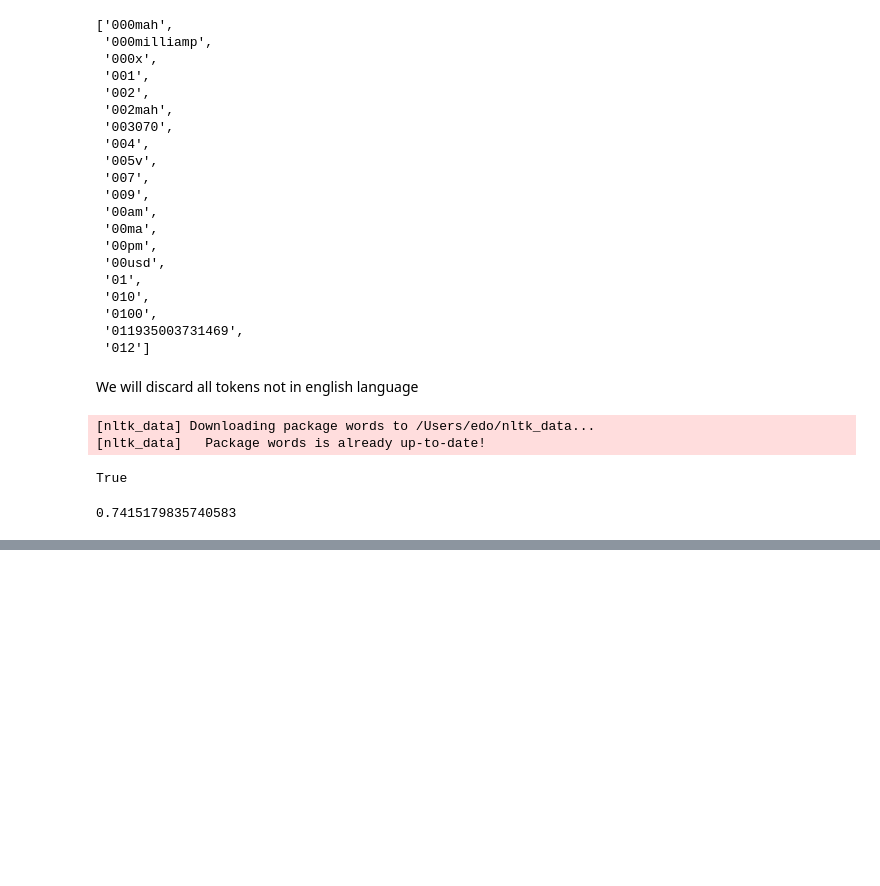
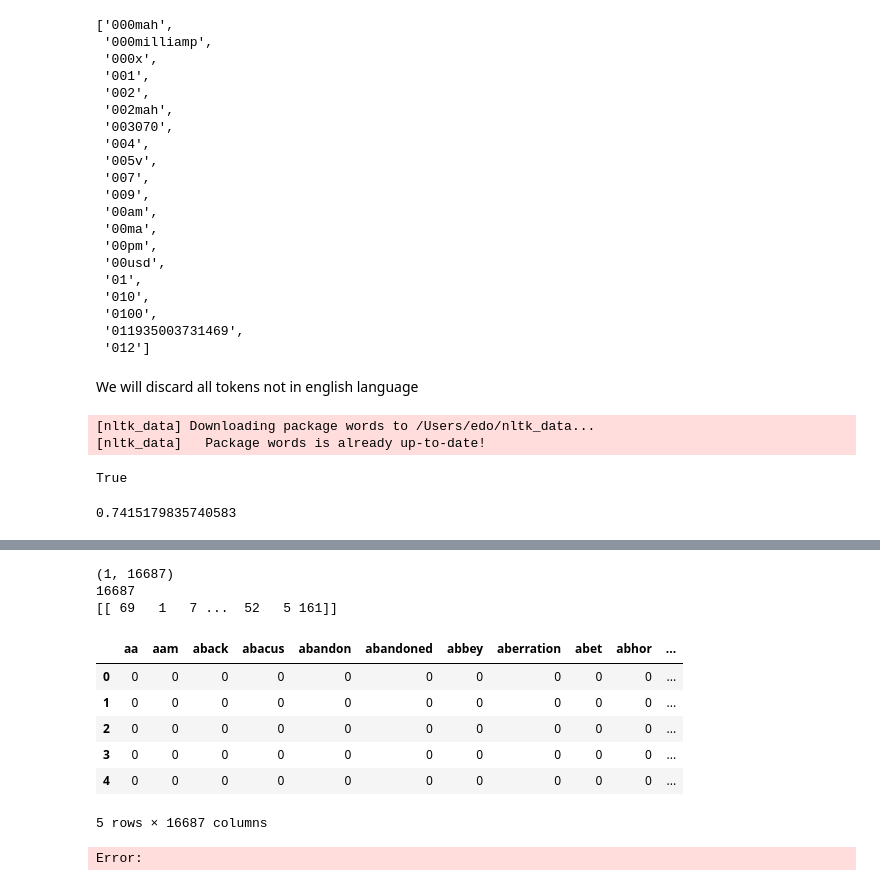
Before and after one commit to 0smee/nlp-capstone, a Jupyter notebook: notebooks/first_explore.ipynb, the cells around one changed output, grey strips where cells are left out. Cells and saved outputs as stored; diff of their text form; code cells hidden in the pictures; blank space fills up the shorter version.

```diff
--- a/notebooks/first_explore.ipynb
+++ b/notebooks/first_explore.ipynb
@@ -456,0 +432,6 @@ short_car2
+# %%
+short_car2 = short_car.copy()
+import re
+short_car2['reviewText'] = short_car2['reviewText'].apply(lambda x: ' '.join(word for word in x.split() if word in english_words))
+
+short_car2
@@ -457,3 +452,3 @@ short_car2
 # %%
-bow_short2, s_transformed_short2 = bow_review(short_car2)
+bow_short2, s_transformed_short2 = bow_review(short_car2, stop="english")
 # %%
@@ -523,2 +463,0 @@ unrecognized_freq = {token: freq for token, freq in unrecognized_token_freq.item
-# %%
-bow_short2, s_transformed_short2 = bow_review(short_car)
@@ -597,0 +477,10 @@ frag_corpus2[1]
+# %%
+term_frequencies2 = s_transformed_short2.sum(axis=0)
+print(term_frequencies2.shape)
+print(len(corpus2))
+print(term_frequencies2[:][:1])
+my_df = pd.DataFrame(columns=bow_short2.get_feature_names(), data=s_transformed_short2.toarray())
+# %% [output]
+(1, 16687)
+16687
+[[ 69   1   7 ...  52   5 161]]
@@ -597,0 +489,23 @@ frag_corpus2[1]
+# %%
+my_df.head()
+# %% [output]
+|  | aa | aam | aback | abacus | abandon | abandoned | abbey | aberration | abet | abhor | ... |
+| 0 | 0 | 0 | 0 | 0 | 0 | 0 | 0 | 0 | 0 | 0 | ... |
+| 1 | 0 | 0 | 0 | 0 | 0 | 0 | 0 | 0 | 0 | 0 | ... |
+| 2 | 0 | 0 | 0 | 0 | 0 | 0 | 0 | 0 | 0 | 0 | ... |
+| 3 | 0 | 0 | 0 | 0 | 0 | 0 | 0 | 0 | 0 | 0 | ... |
+| 4 | 0 | 0 | 0 | 0 | 0 | 0 | 0 | 0 | 0 | 0 | ... |
+5 rows × 16687 columns
+# %%
+word_counts = pd.DataFrame(
+    {"counts": s_transformed_short2.sum(axis=0)},
+    index=short_car2.get_feature_names_out()
+).sort_values("counts", ascending=False)
+
+word_counts.head(20).plot(kind="bar", figsize=(15, 5), legend=False)
+plt.title("Top 20 most frequently occurring words")
+plt.ylabel("Count")
+plt.xticks(rotation=45)
+plt.show()
+# %% [output]
+Error:
```
Also changed, not shown: parts of 25 cells of this notebook.
